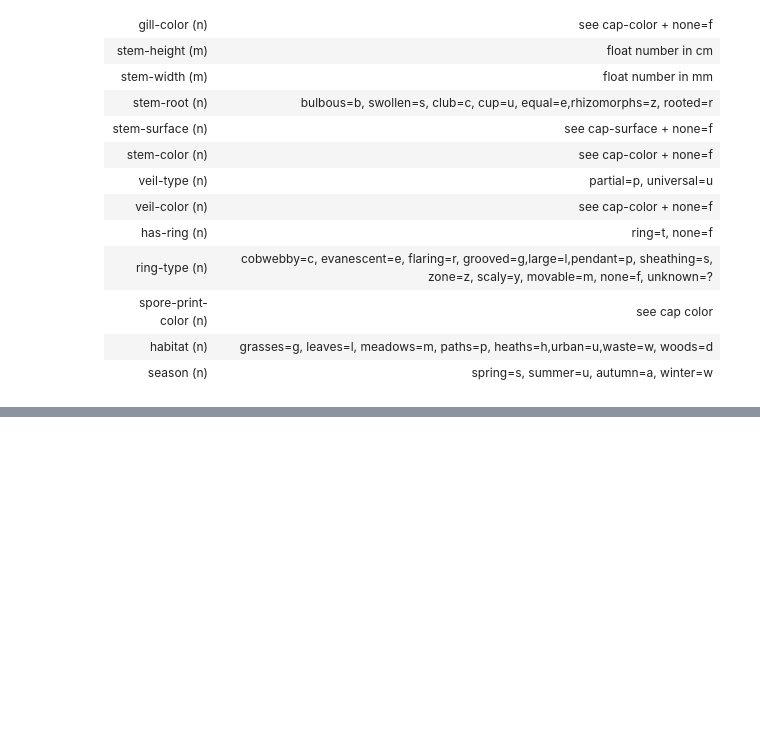
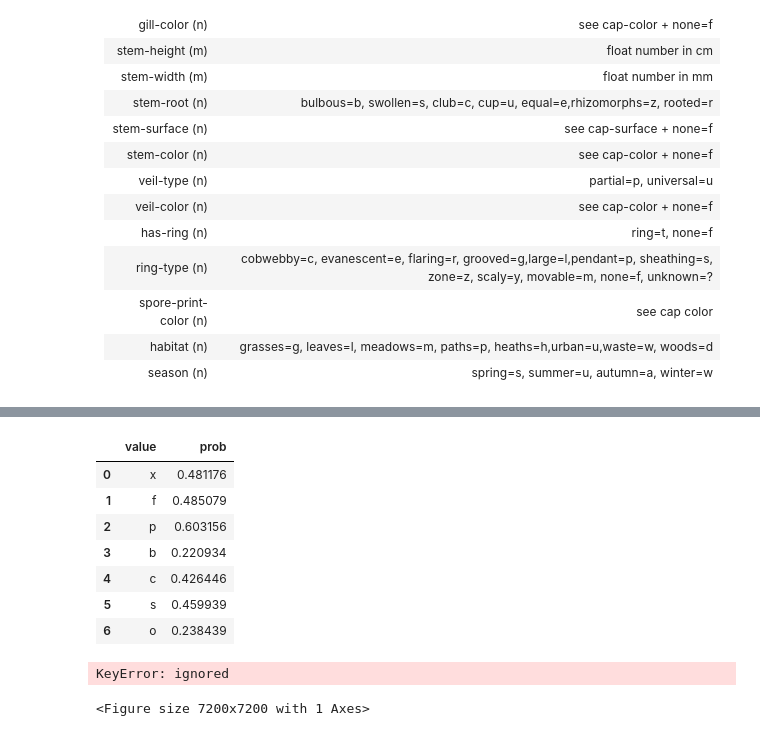
Before and after one commit to msalvati1997/mushrooms_classificator, a Jupyter notebook: mushroom.ipynb, the cells around one changed output, grey strips where cells are left out. Saved outputs shown, nothing was run; the diff lists cells and outputs as text; code cells hidden in the pictures; blank space fills up the shorter version.

Commit message:
Aggiunta funzione di calcolo probabilità per feature e grafico a barre della classe binaria

```diff
--- a/mushroom.ipynb
+++ b/mushroom.ipynb
@@ -149,0 +134,32 @@ KeyboardInterrupt: ignored
+# %%
+def cond_prob(feature):
+    r = df[df[feature].notnull()][feature].unique()
+    p = []
+    for val in r:
+        joint = df[(df[feature]==val) & (df['class']=='e')].shape[0]
+        pre = df[(df[feature]==val)].shape[0]
+        post_1 = joint/pre
+        p.append([val, post_1])
+    return pd.DataFrame(p, columns=['value','prob'])
+# %%
+#Probabilità che un fungo sia commestibile a partire dalla cap-shape
+cp = cond_prob('cap-shape')
+cp
+# %% [output]
+|  | value | prob |
+| 0 | x | 0.481176 |
+| 1 | f | 0.485079 |
+| 2 | p | 0.603156 |
+| 3 | b | 0.220934 |
+| 4 | c | 0.426446 |
+| 5 | s | 0.459939 |
+| 6 | o | 0.238439 |
+# %%
+#Documentazione: https://seaborn.pydata.org/generated/seaborn.barplot.html
+cp = cond_prob('cap-shape')
+fig = plt.figure(figsize=(100, 100))
+sns.barplot(data=cp, x=cp.columns[0], y=cp.columns[1])
+plt.show()
+# %% [output]
+KeyError: ignored
+<Figure size 7200x7200 with 1 Axes>
```
Also changed, not shown: parts of 4 cells of this notebook.
